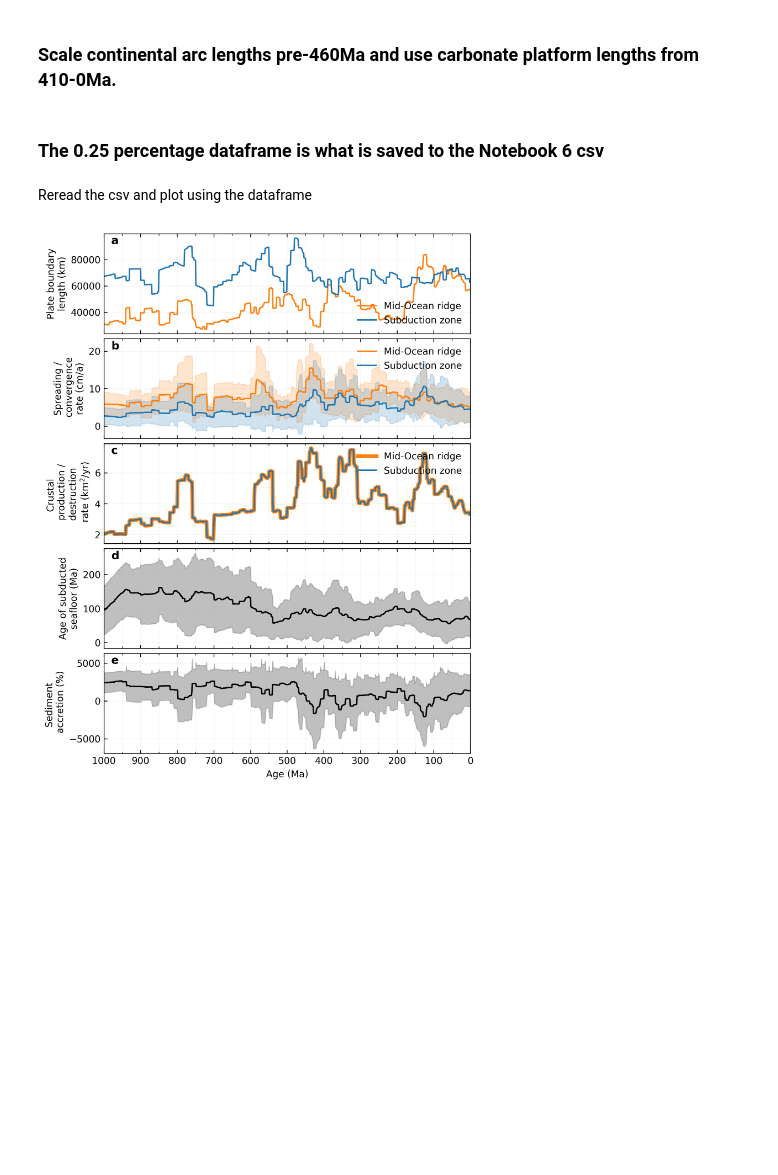
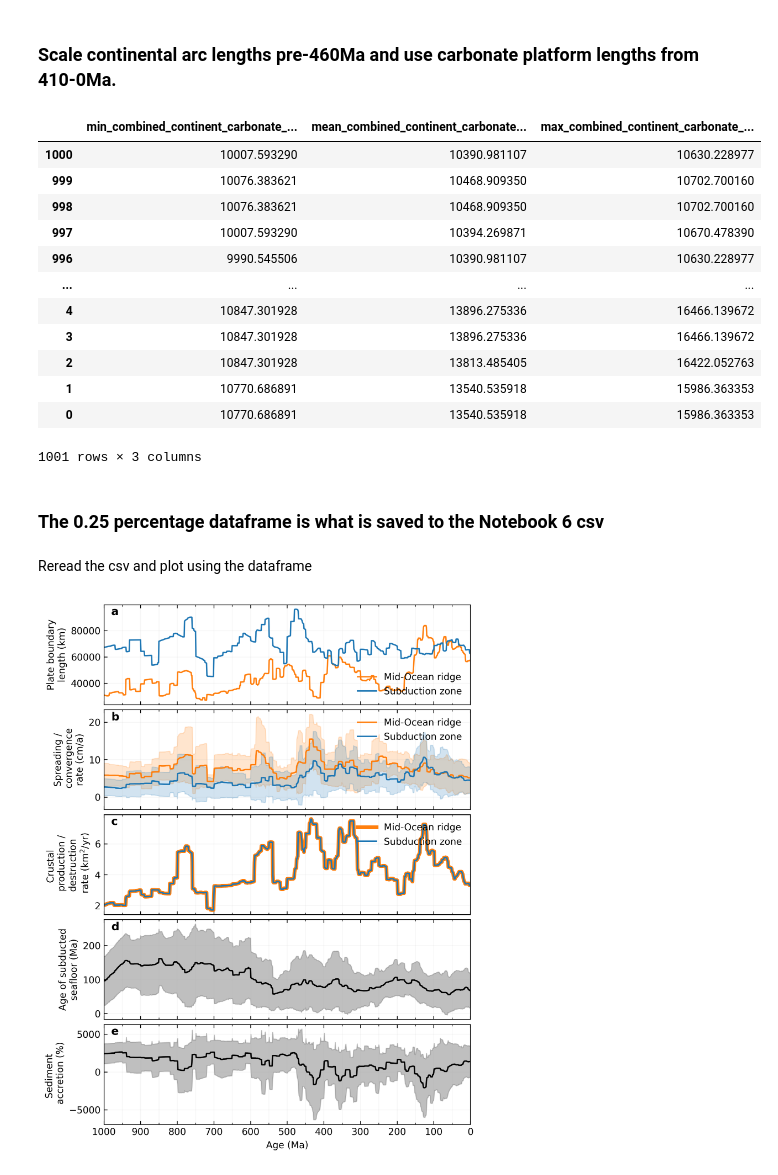
Before and after one commit to EarthByte/Solid_Earth_carbon_degassing_sequestration_1Ga, a Jupyter notebook: Muller_etal_2022/06-Plate-Tectonic-Stats.ipynb, the cells around one changed output. Drawn from its saved outputs; the diff is of its cells as text; code cells hidden in the pictures; blank space fills up the shorter version.

```diff
--- a/Muller_etal_2022/06-Plate-Tectonic-Stats.ipynb
+++ b/Muller_etal_2022/06-Plate-Tectonic-Stats.ipynb
@@ -304,45 +351,58 @@ max_carb_plat_int_length = carb_plat_len_pd['max_carbonate_platform_length'].to_
 # We consider three different percentages of carbonate platform degassing rates.
 percentages = [0.15, 0.25, 0.35]
 d_tols = [250., 350., 450.]
 
 time_window = 10 # Myr
 
-# Need to use a separate time array because the main reconstruction time array is reversed.
-arc_times = np.arange(min_time, max_time+timestep_size, timestep_size)
-
-scaled_arc_length = np.zeros((len(arc_times), len(d_tols)))
+scaled_arc_length = np.zeros((len(reconstruction_times), len(d_tols)))
 
 for j, percentage in enumerate(percentages):
 
-    for i, t in enumerate(arc_times):
+    for i, t in enumerate(reconstruction_times):
         # Scale all degassing for times earlier than 460Ma.
         if t > 460:
-            scaled_arc_length[i,0] = percentage * min_cont_arc_length[t]
-            scaled_arc_length[i,1] = percentage * mean_cont_arc_length[t]
-            scaled_arc_length[i,2] = percentage * max_cont_arc_length[t]
+            scaled_arc_length[i,0] = percentage * min_cont_arc_length[i]
+            scaled_arc_length[i,1] = percentage * mean_cont_arc_length[i]
+            scaled_arc_length[i,2] = percentage * max_cont_arc_length[i]
 
         else:
 
-            scaled_arc_length[i,0] = min_carb_plat_int_length[t]
-            scaled_arc_length[i,1] = mean_carb_plat_int_length[t]
-            scaled_arc_length[i,2] = max_carb_plat_int_length[t]
+            scaled_arc_length[i,0] = min_carb_plat_int_length[i]
+            scaled_arc_length[i,1] = mean_carb_plat_int_length[i]
+            scaled_arc_length[i,2] = max_carb_plat_int_length[i]
 
     data_out = np.column_stack((
 
         scaled_arc_length[:,0],
         scaled_arc_length[:,1],
         scaled_arc_length[:,2],
     ))
 
     # These values are in Mt/yr
     headers = ['min_combined_continent_carbonate_platform_length',
                'mean_combined_continent_carbonate_platform_length',
                'max_combined_continent_carbonate_platform_length' ]
 
-    carbon_subducted_df = pd.DataFrame(list(data_out), columns = headers, index=np.arange(min_time,max_time+1,1))
+    # Save PDF to time 0-1000.
+    carbon_subducted_df = pd.DataFrame(list(data_out), columns = headers, index=reconstruction_times)
     carbon_subducted_df.to_csv(
         output_directory+"/csv/combined_carbonate_platform_len_{}percent.csv".format(percentage*100)
     )
+carbon_subducted_df
+# %% [output]
+|  | min_combined_continent_carbonate_... | mean_combined_continent_carbonate... | max_combined_continent_carbonate_... |
+| 1000 | 10007.593290 | 10390.981107 | 10630.228977 |
+| 999 | 10076.383621 | 10468.909350 | 10702.700160 |
+| 998 | 10076.383621 | 10468.909350 | 10702.700160 |
+| 997 | 10007.593290 | 10394.269871 | 10670.478390 |
+| 996 | 9990.545506 | 10390.981107 | 10630.228977 |
+| ... | ... | ... | ... |
+| 4 | 10847.301928 | 13896.275336 | 16466.139672 |
+| 3 | 10847.301928 | 13896.275336 | 16466.139672 |
+| 2 | 10847.301928 | 13813.485405 | 16422.052763 |
+| 1 | 10770.686891 | 13540.535918 | 15986.363353 |
+| 0 | 10770.686891 | 13540.535918 | 15986.363353 |
+1001 rows × 3 columns
 # %% [markdown]
 ### The 0.25 percentage dataframe is what is saved to the Notebook 6 csv
 # %%
```
Also changed, not shown: parts of 14 cells of this notebook.
